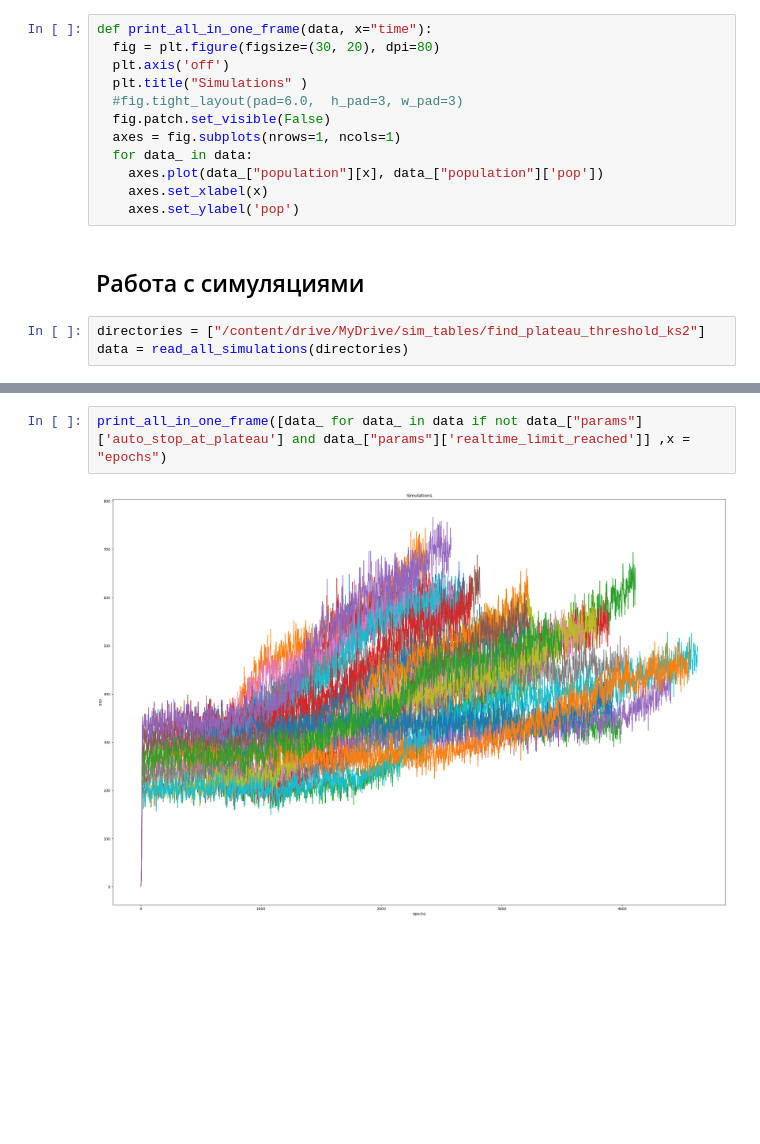
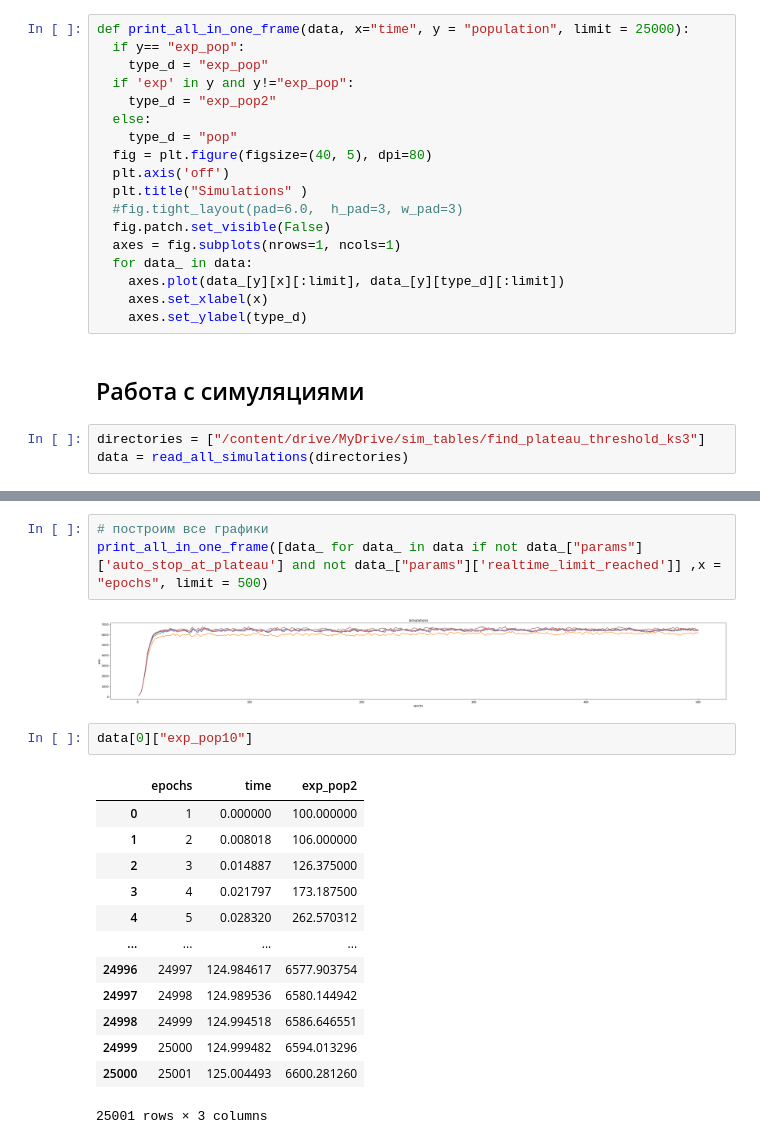
Before and after one commit to sokanaid/CourseProject2022BiologicalMath, a Jupyter notebook: find_plateau_threshold.ipynb, the cells around one changed output, grey strips where cells are left out. Drawn from its saved outputs; the diff is of its cells as text; blank space fills up the shorter version.

```diff
--- a/find_plateau_threshold.ipynb
+++ b/find_plateau_threshold.ipynb
@@ -74,21 +75,27 @@ def read_all_simulations(directories_paths):
 # %% [markdown]
 ## Построение графиков
 # %%
-def print_all_in_one_frame(data, x="time"):
-  fig = plt.figure(figsize=(30, 20), dpi=80)
+def print_all_in_one_frame(data, x="time", y = "population", limit = 25000):
+  if y== "exp_pop":
+    type_d = "exp_pop"
+  if 'exp' in y and y!="exp_pop":
+    type_d = "exp_pop2"
+  else:
+    type_d = "pop"
+  fig = plt.figure(figsize=(40, 5), dpi=80)
   plt.axis('off')
   plt.title("Simulations" )
   #fig.tight_layout(pad=6.0,  h_pad=3, w_pad=3)
   fig.patch.set_visible(False)
   axes = fig.subplots(nrows=1, ncols=1)
   for data_ in data:
-    axes.plot(data_["population"][x], data_["population"]['pop'])
+    axes.plot(data_[y][x][:limit], data_[y][type_d][:limit])
     axes.set_xlabel(x)
-    axes.set_ylabel('pop')
+    axes.set_ylabel(type_d)
 # %% [markdown]
 ## Работа с симуляциями
 # %%
-directories = ["/content/drive/MyDrive/sim_tables/find_plateau_threshold_ks2"]
+directories = ["/content/drive/MyDrive/sim_tables/find_plateau_threshold_ks3"]
 data = read_all_simulations(directories)
 # %%
 data[0]['params']
@@ -125,4 +132,21 @@ data[2]["population"].tail(100000)
 # %%
-print_all_in_one_frame([data_ for data_ in data if not data_["params"]['auto_stop_at_plateau'] and data_["params"]['realtime_limit_reached']] ,x = "epochs")
+# построим все графики
+print_all_in_one_frame([data_ for data_ in data if not data_["params"]['auto_stop_at_plateau'] and not data_["params"]['realtime_limit_reached']] ,x = "epochs", limit = 500)
 # %% [output]
-[figure, old version]
+[figure, new version]
+# %%
+data[0]["exp_pop10"]
+# %% [output]
+|  | epochs | time | exp_pop2 |
+| 0 | 1 | 0.000000 | 100.000000 |
+| 1 | 2 | 0.008018 | 106.000000 |
+| 2 | 3 | 0.014887 | 126.375000 |
+| 3 | 4 | 0.021797 | 173.187500 |
+| 4 | 5 | 0.028320 | 262.570312 |
+| ... | ... | ... | ... |
+| 24996 | 24997 | 124.984617 | 6577.903754 |
+| 24997 | 24998 | 124.989536 | 6580.144942 |
+| 24998 | 24999 | 124.994518 | 6586.646551 |
+| 24999 | 25000 | 124.999482 | 6594.013296 |
+| 25000 | 25001 | 125.004493 | 6600.281260 |
+25001 rows × 3 columns
```
Also changed, not shown: parts of 7 cells of this notebook.
